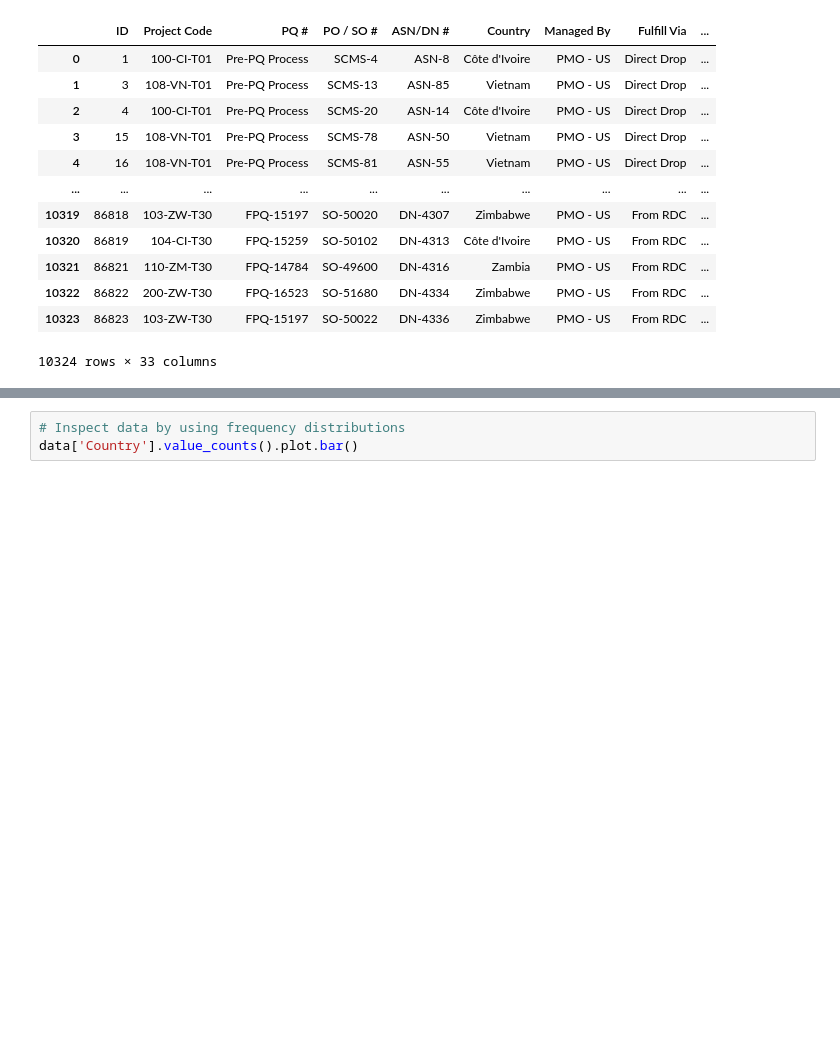
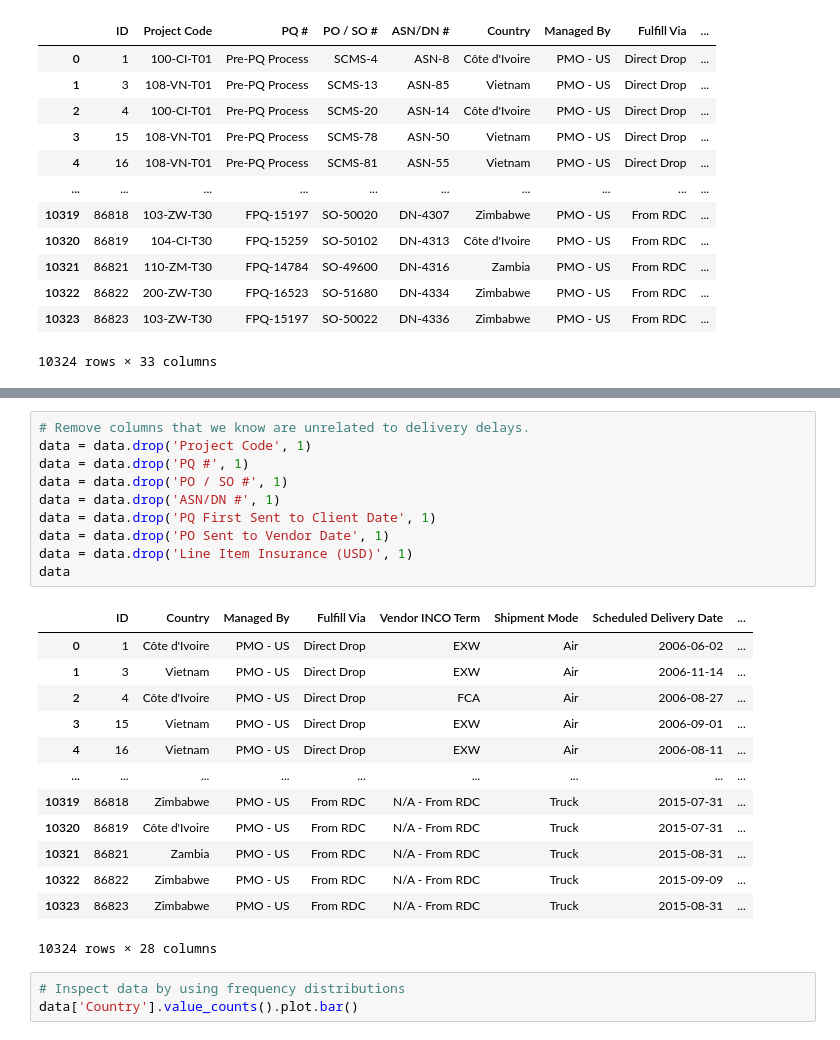
Before and after one commit to MCGUM5/NYCDSA_Project-1, a Jupyter notebook: Project1.ipynb, the cells around one changed output, grey strips where cells are left out. Saved outputs shown, nothing was run; the diff lists cells and outputs as text; blank space fills up the shorter version.

```diff
--- a/Project1.ipynb
+++ b/Project1.ipynb
@@ -58,3 +58,27 @@ data
+# %%
+# Remove columns that we know are unrelated to delivery delays.
+data = data.drop('Project Code', 1)
+data = data.drop('PQ #', 1)
+data = data.drop('PO / SO #', 1)
+data = data.drop('ASN/DN #', 1)
+data = data.drop('PQ First Sent to Client Date', 1)
+data = data.drop('PO Sent to Vendor Date', 1)
+data = data.drop('Line Item Insurance (USD)', 1)
+data
+# %% [output]
+|  | ID | Country | Managed By | Fulfill Via | Vendor INCO Term | Shipment Mode | Scheduled Delivery Date | ... |
+| 0 | 1 | Côte d'Ivoire | PMO - US | Direct Drop | EXW | Air | 2006-06-02 | ... |
+| 1 | 3 | Vietnam | PMO - US | Direct Drop | EXW | Air | 2006-11-14 | ... |
+| 2 | 4 | Côte d'Ivoire | PMO - US | Direct Drop | FCA | Air | 2006-08-27 | ... |
+| 3 | 15 | Vietnam | PMO - US | Direct Drop | EXW | Air | 2006-09-01 | ... |
+| 4 | 16 | Vietnam | PMO - US | Direct Drop | EXW | Air | 2006-08-11 | ... |
+| ... | ... | ... | ... | ... | ... | ... | ... | ... |
+| 10319 | 86818 | Zimbabwe | PMO - US | From RDC | N/A - From RDC | Truck | 2015-07-31 | ... |
+| 10320 | 86819 | Côte d'Ivoire | PMO - US | From RDC | N/A - From RDC | Truck | 2015-07-31 | ... |
+| 10321 | 86821 | Zambia | PMO - US | From RDC | N/A - From RDC | Truck | 2015-08-31 | ... |
+| 10322 | 86822 | Zimbabwe | PMO - US | From RDC | N/A - From RDC | Truck | 2015-09-09 | ... |
+| 10323 | 86823 | Zimbabwe | PMO - US | From RDC | N/A - From RDC | Truck | 2015-08-31 | ... |
+10324 rows × 28 columns
 # %%
 # Inspect data by using frequency distributions
 data['Country'].value_counts().plot.bar()
```
Also changed, not shown: parts of 7 cells of this notebook.
